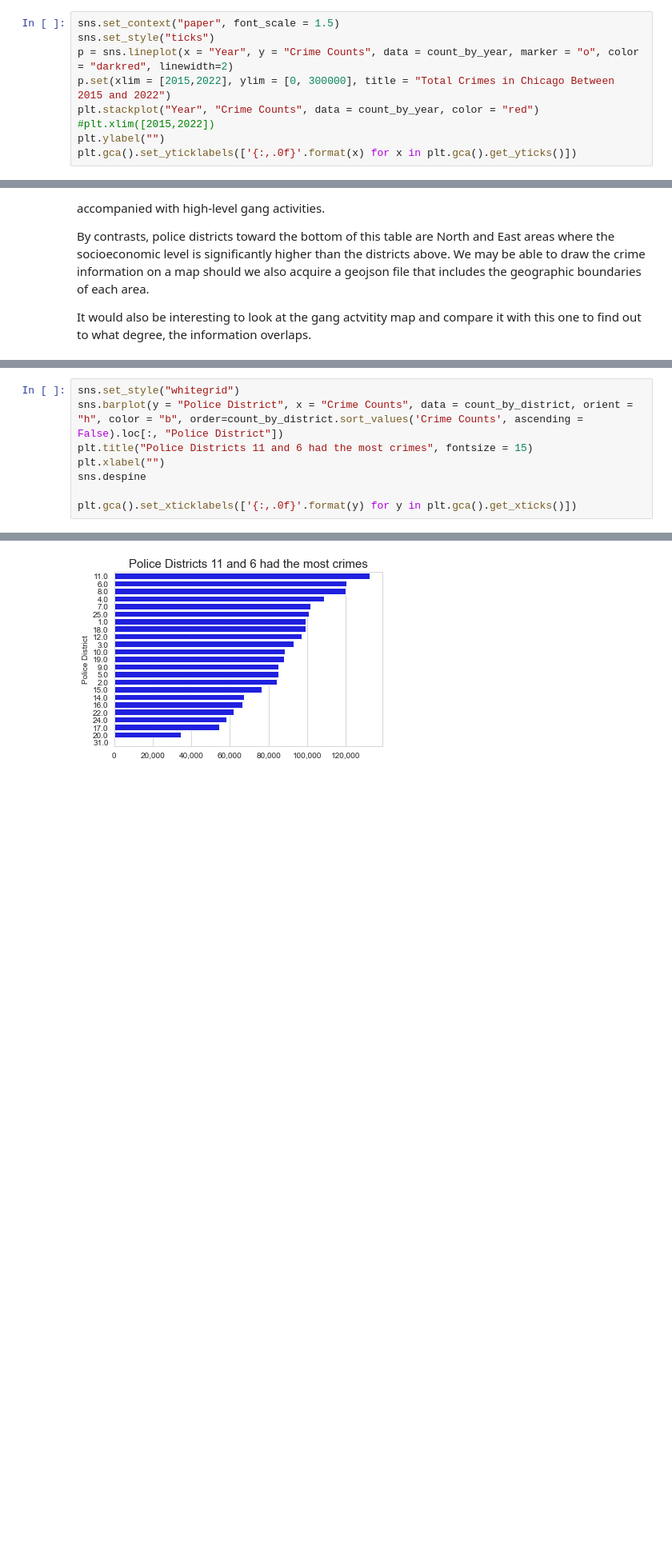
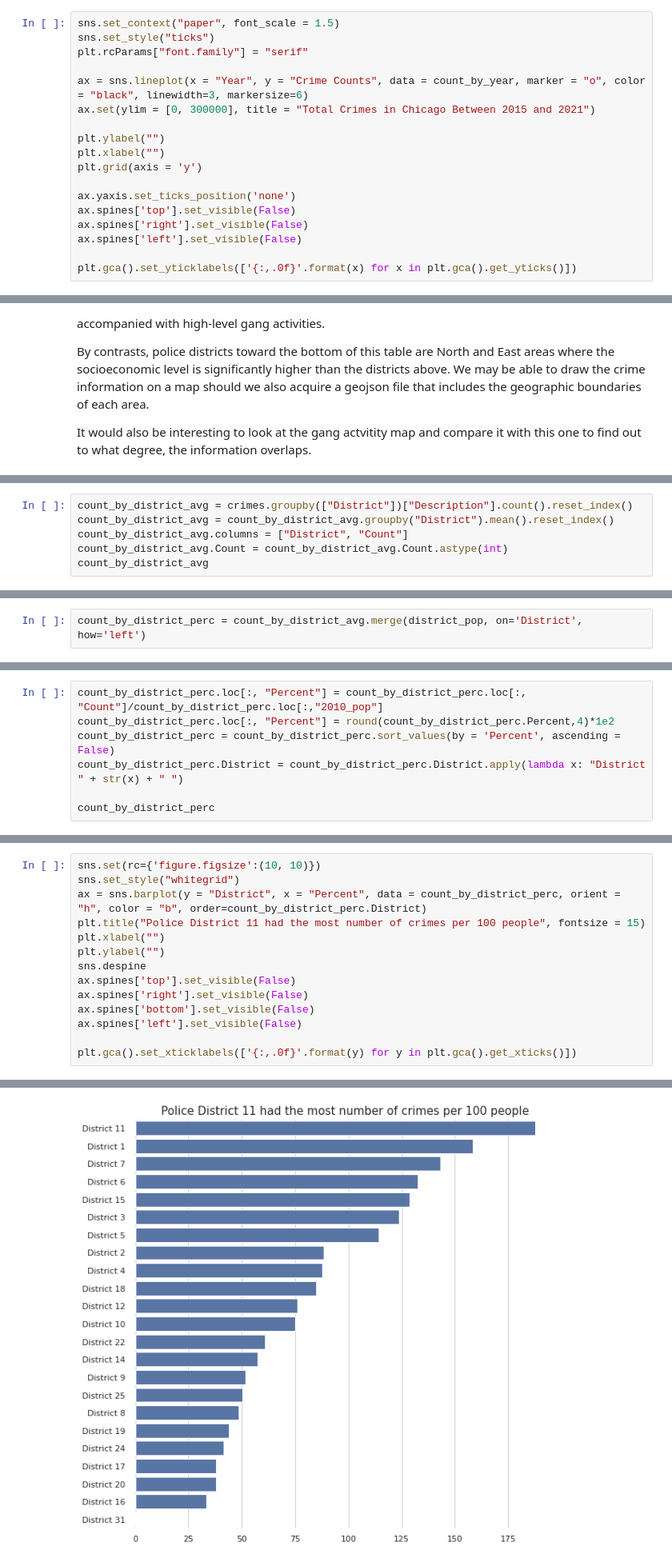
Before and after one commit to jcvincentliu/Analyzing-Racial-Disparities-in-Chicago-Police-Traffic-Stops, a Jupyter notebook: crime_cleaning.ipynb, the cells around one changed output, grey strips where cells are left out. Shown at 80% size. Saved outputs shown, nothing was run; the diff lists cells and outputs as text; blank space fills up the shorter version.

```diff
--- a/crime_cleaning.ipynb
+++ b/crime_cleaning.ipynb
@@ -265,10 +374,19 @@ count_by_year
 # %%
 sns.set_context("paper", font_scale = 1.5)
 sns.set_style("ticks")
-p = sns.lineplot(x = "Year", y = "Crime Counts", data = count_by_year, marker = "o", color = "darkred", linewidth=2)
-p.set(xlim = [2015,2022], ylim = [0, 300000], title = "Total Crimes in Chicago Between 2015 and 2022")
-plt.stackplot("Year", "Crime Counts", data = count_by_year, color = "red")
-#plt.xlim([2015,2022])
+plt.rcParams["font.family"] = "serif"
+
+ax = sns.lineplot(x = "Year", y = "Crime Counts", data = count_by_year, marker = "o", color = "black", linewidth=3, markersize=6)
+ax.set(ylim = [0, 300000], title = "Total Crimes in Chicago Between 2015 and 2021")
+
 plt.ylabel("")
+plt.xlabel("")
+plt.grid(axis = 'y')
+
+ax.yaxis.set_ticks_position('none')
+ax.spines['top'].set_visible(False)
+ax.spines['right'].set_visible(False)
+ax.spines['left'].set_visible(False)
+
 plt.gca().set_yticklabels(['{:,.0f}'.format(x) for x in plt.gca().get_yticks()])
 # %% [output]
@@ -370,0 +464,6 @@ count_by_district
+# %%
+count_by_district_avg = crimes.groupby(["District"])["Description"].count().reset_index()
+count_by_district_avg = count_by_district_avg.groupby("District").mean().reset_index()
+count_by_district_avg.columns = ["District", "Count"]
+count_by_district_avg.Count = count_by_district_avg.Count.astype(int)
+count_by_district_avg
@@ -370,0 +494,2 @@ count_by_district
+# %%
+count_by_district_perc = count_by_district_avg.merge(district_pop, on='District', how='left')
@@ -370,0 +516,7 @@ count_by_district
+# %%
+count_by_district_perc.loc[:, "Percent"] = count_by_district_perc.loc[:, "Count"]/count_by_district_perc.loc[:,"2010_pop"]
+count_by_district_perc.loc[:, "Percent"] = round(count_by_district_perc.Percent,4)*1e2
+count_by_district_perc = count_by_district_perc.sort_values(by = 'Percent', ascending = False)
+count_by_district_perc.District = count_by_district_perc.District.apply(lambda x: "District " + str(x) + " ")
+
+count_by_district_perc
@@ -371,9 +541,15 @@ count_by_district
 # %%
+sns.set(rc={'figure.figsize':(10, 10)})
 sns.set_style("whitegrid")
-sns.barplot(y = "Police District", x = "Crime Counts", data = count_by_district, orient = "h", color = "b", order=count_by_district.sort_values('Crime Counts', ascending = False).loc[:, "Police District"])
-plt.title("Police Districts 11 and 6 had the most crimes", fontsize = 15)
+ax = sns.barplot(y = "District", x = "Percent", data = count_by_district_perc, orient = "h", color = "b", order=count_by_district_perc.District)
+plt.title("Police District 11 had the most number of crimes per 100 people", fontsize = 15)
 plt.xlabel("")
+plt.ylabel("")
 sns.despine
+ax.spines['top'].set_visible(False)
+ax.spines['right'].set_visible(False)
+ax.spines['bottom'].set_visible(False)
+ax.spines['left'].set_visible(False)
 
 plt.gca().set_xticklabels(['{:,.0f}'.format(y) for y in plt.gca().get_xticks()])
 # %% [output]
@@ -388,4 +565,4 @@ plt.gca().set_xticklabels(['{:,.0f}'.format(y) for y in plt.gca().get_xticks()])
-[figure, old version]
+[figure, new version]
 # %% [markdown]
 ### *Q4: Where crime usually occurred?*
 # %% [markdown]
```
Also changed, not shown: parts of 23 cells of this notebook.
